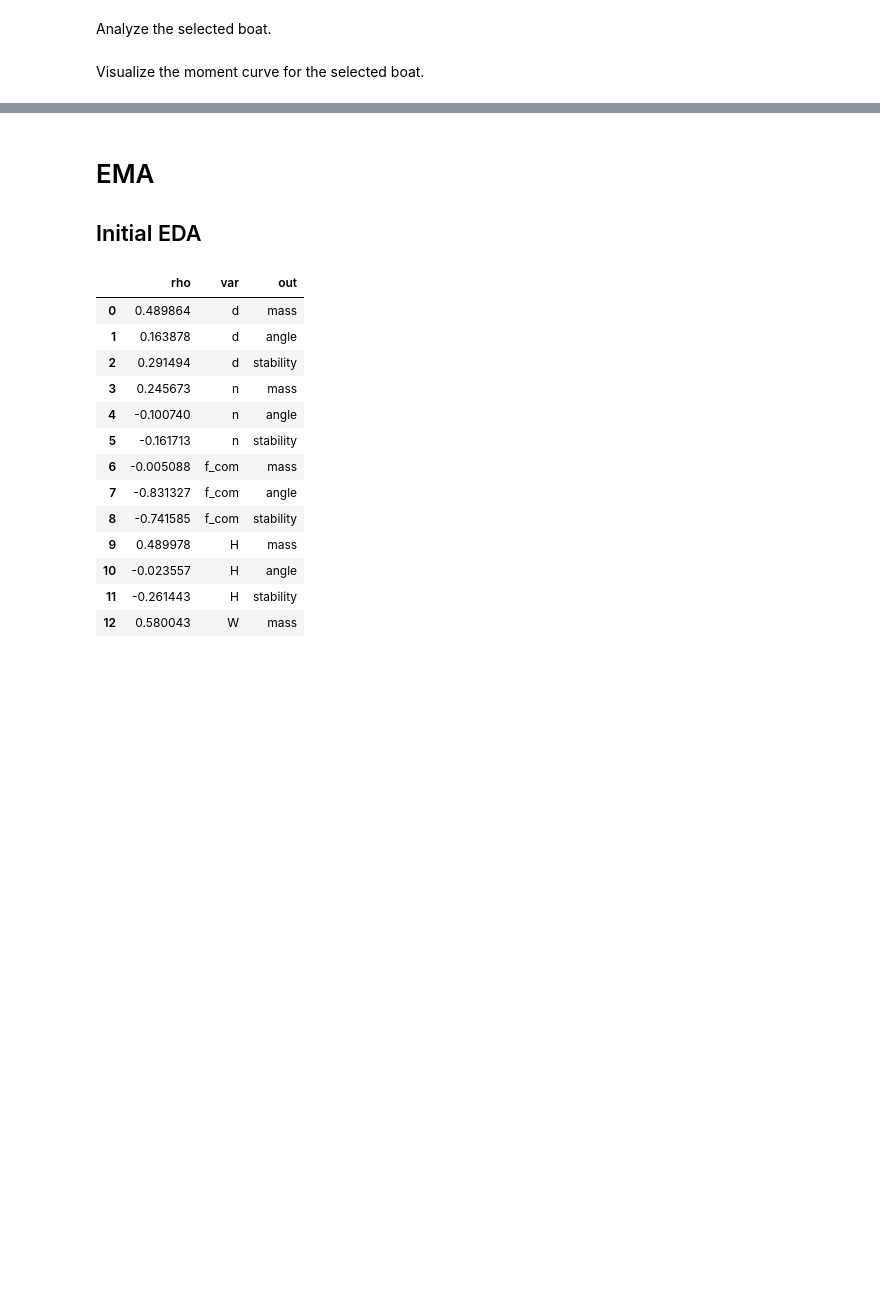
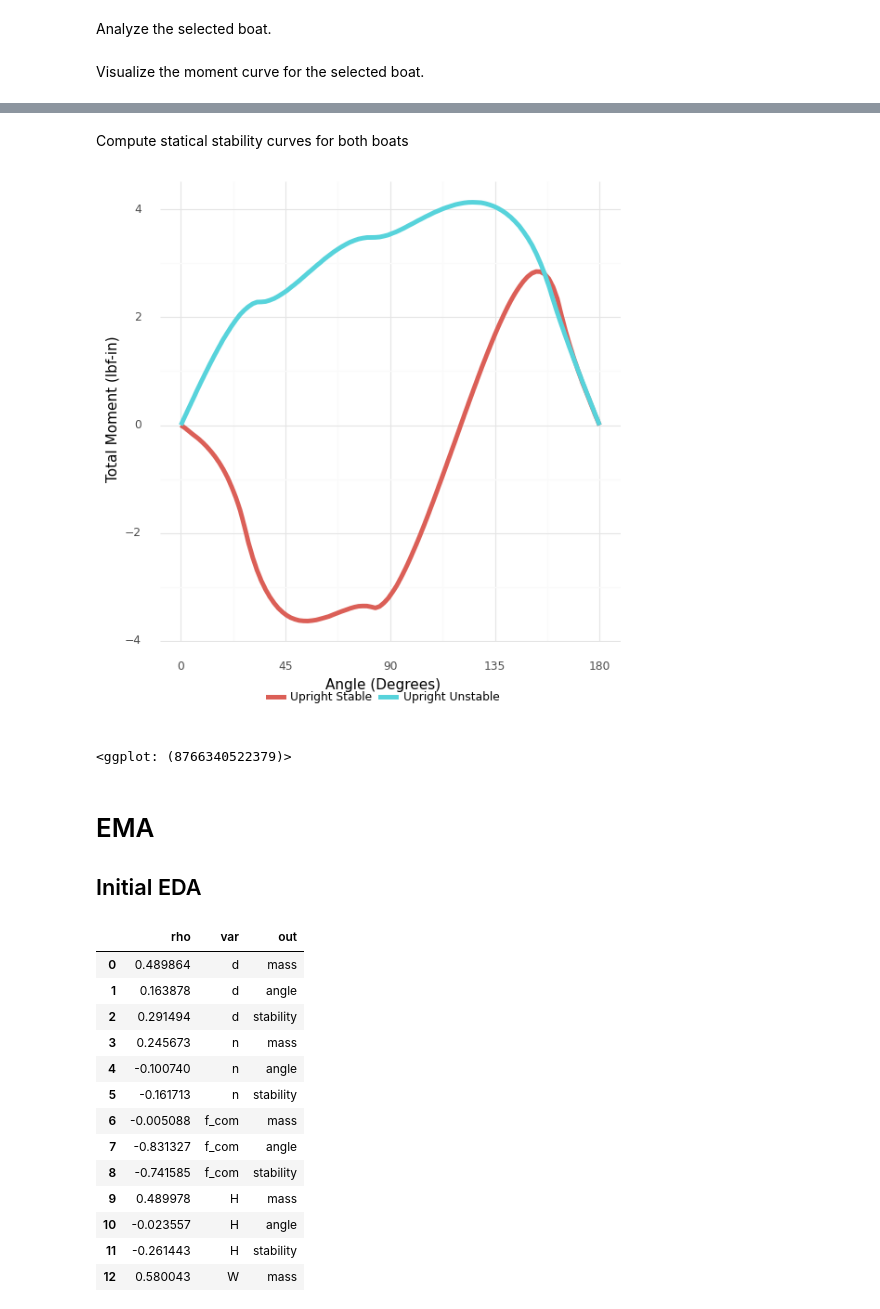
Before and after one commit to zdelrosario/boat-stability, a Jupyter notebook: 01-ema-example.ipynb, the cells around one changed output, grey strips where cells are left out. Cells and saved outputs as stored; diff of their text form; code cells hidden in the pictures; blank space fills up the shorter version.

Commit message:
add cf moment curve

```diff
--- a/01-ema-example.ipynb
+++ b/01-ema-example.ipynb
@@ -425,0 +430,9 @@ p
+# %%
+df_close_unstable = (
+    df_boats
+    >> gr.tf_mutate(delta=gr.abs(DF.d - 0.401634))
+    >> gr.tf_filter(DF.dMdtheta_0 > 0)
+    >> gr.tf_arrange(DF.delta)
+    >> gr.tf_head()
+)
+df_close_unstable
@@ -426,3 +446,44 @@ p
+# %% [markdown]
+Compute statical stability curves for both boats
+# %%
+## Set up design
+X_hull = df_close[["H", "W", "n", "d", "f_com"]].iloc[0].values
+df_hull, df_mass = make_hull(X_hull, n_marg=500)
+df_moment_stable = get_moment_curve(df_hull, df_mass, num=100)
+
+X_hull = df_close_unstable[["H", "W", "n", "d", "f_com"]].iloc[0].values
+df_hull, df_mass = make_hull(X_hull, n_marg=500)
+df_moment_unstable = get_moment_curve(df_hull, df_mass, num=100)
+# %%
+p = (
+    df_moment_stable
+    >> gr.tf_mutate(source="Upright Stable")
+    >> gr.tf_bind_rows(
+        df_moment_unstable
+        >> gr.tf_mutate(source="Upright Unstable")
+    )
+
+    >> gr.ggplot(gr.aes("angle/np.pi*180", "M_net"))
+    + gr.geom_line(gr.aes(color="source"), size=2)
+
+    + gr.scale_x_continuous(breaks=(0, 45, 90, 135, 180))
+    + gr.scale_color_discrete(name=" ")
+    + gr.theme_minimal()
+    + gr.theme(
+        aspect_ratio=1,
+        plot_background=gr.element_rect(color="white", fill="white"),
+        legend_position="bottom",
+    )
+    + gr.labs(
+        x="Angle (Degrees)",
+        y="Total Moment (lbf-in)",
+    )
+)
+p.save("images/moment-curve-cf.png")
+p
+# %% [output]
+[figure, added]
+<ggplot: (8766340522379)>
 # %% [markdown]
 # EMA
 
```
Also changed, not shown: parts of 15 cells of this notebook, 1 other file.
